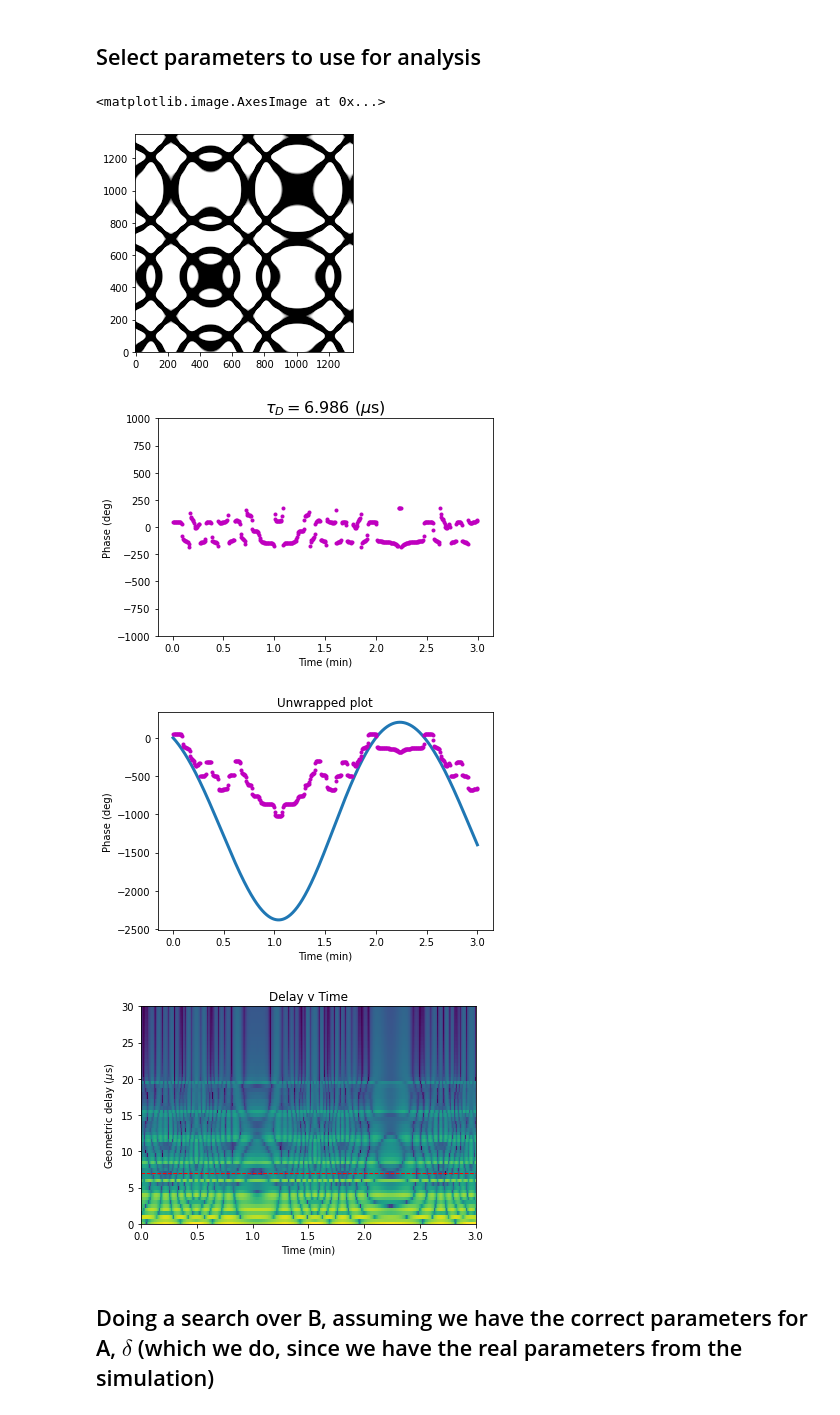
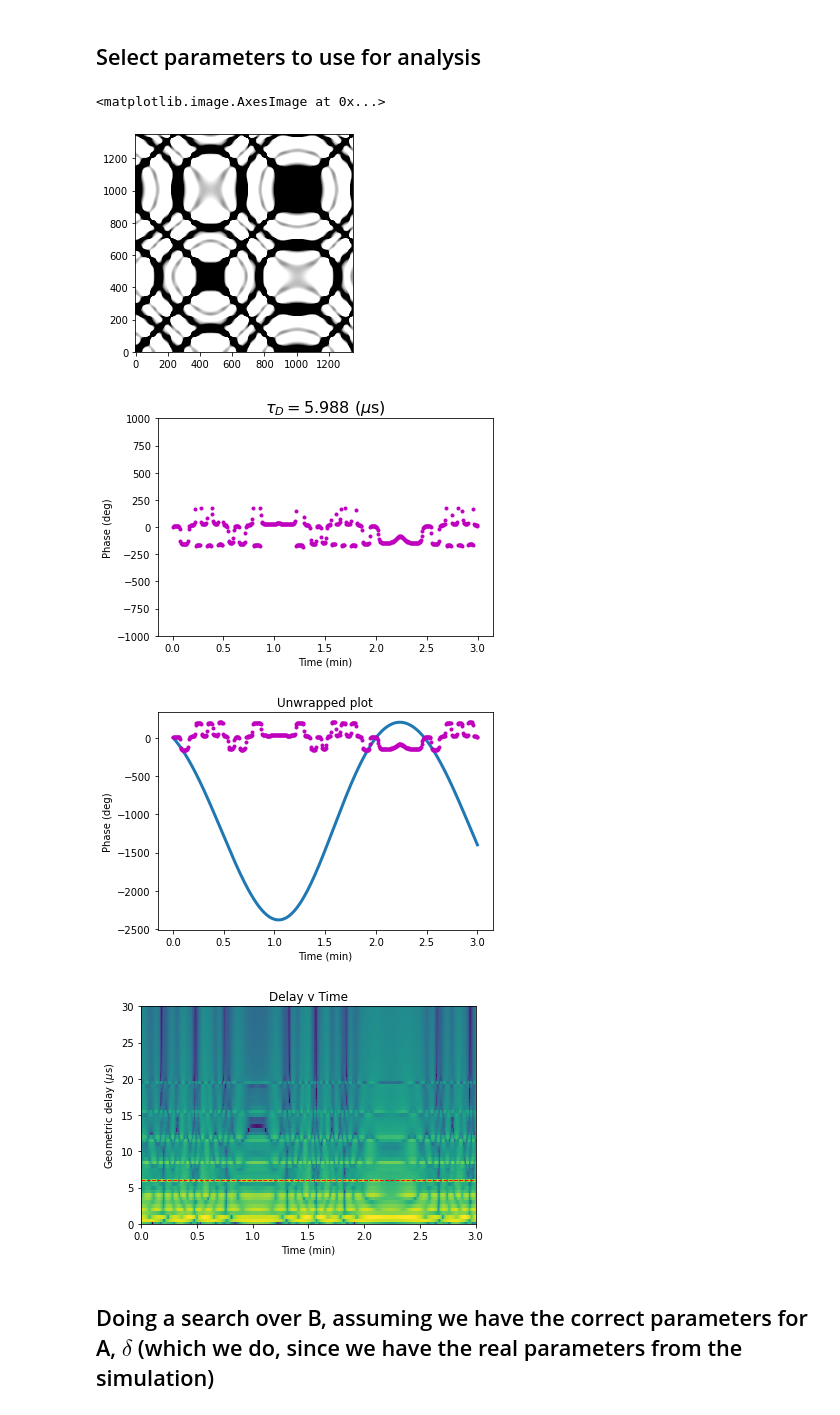
Before and after one commit to notriemann/Phases, a Jupyter notebook: Phase_simulator.ipynb, the cells around one changed output. Drawn from its saved outputs; the diff is of its cells as text; code cells hidden in the pictures.

```diff
--- a/Phase_simulator.ipynb
+++ b/Phase_simulator.ipynb
@@ -122,7 +122,7 @@ dyns, vsp, rsp, eta, params = iterate_evolve_orb(t = t,
                                                   Vpy = Vd,
                                                   sig1 = sig1,
                                                   amp1 = amp1,
-                                                  rand1 = False)
+                                                  rand1 = True)
 
 print('Elapsed time: ', timer.time() - timer2 )
 
@@ -298,7 +298,7 @@ c = (n.T @ n) / np.sqrt((n**2).sum(0) * (n**2).sum(0)[:, np.newaxis])
 plt.imshow(c, origin='lower', vmin=-0.1, vmax=0.3, cmap='Greys')
 # %% [output]
 <matplotlib.image.AxesImage at 0x...>
-[figure, old version]
+[figure, new version]
 # %%
 # Easier to see in smoothed dynamic spectrum
 sp = 3
@@ -309,7 +309,7 @@ tss = tsp[:(n.shape[1] // sp) * sp].reshape(-1, sp).mean(-1)
 dtaus = np.fft.rfft(ns, axis=0)
 taus = np.fft.rfftfreq(ns.shape[0], fsp[1]-fsp[0]).to(fconj_unit)
 # %%
-tau_sel = 14
+tau_sel = 12
 
 
 
@@ -338,36 +338,36 @@ plt.ylabel('Phase (deg)')
 
 plt.title('$\\tau_D = $' + d2str(fft_axis(fsp, fconj_unit)[-fsp.shape[0] // 2 :][tau_sel].value,3) + " ($\mu$s)", fontsize = 16)
 
 plt.show()
 
 
 plt.plot(ts, -(rsp - rsp[0]) * 3.7, lw = 3  )
 plt.errorbar(tss, unwrapped, e_ang, c='m', fmt='.')
 
 plt.title('Unwrapped plot')
 plt.xlabel('Time (min)')
 plt.ylabel('Phase (deg)')
 
 plt.show()
 
 
 plt.imshow(2*np.log10(np.abs(dtaus[:-1])), aspect='auto', origin='lower', vmin=-4, interpolation='none',
           extent = ext_find( tss, fft_axis(fsp, fconj_unit)[-fsp.shape[0] // 2 :]) )
 
 plt.ylim(0,30)
 plt.axhline(y =fft_axis(fs, fconj_unit)[-fs.shape[0] // 2 :][tau_sel].value, color = 'red', ls = '--', linewidth = 1 )
 
 
 plt.title('Delay v Time')
 plt.xlabel('Time (min)')
 plt.ylabel('Geometric delay ($\\mu$s)')
 
 
 plt.show()
 # %% [output]
-[figure, old version]
+[figure, new version]
-[figure, old version]
+[figure, new version]
-[figure, old version]
+[figure, new version]
 # %%
 def wrap180(a):
     return (a + 0.5*u.cy) % (1*u.cy) - 0.5*u.cy
```
Also changed, not shown: parts of 12 cells of this notebook.
